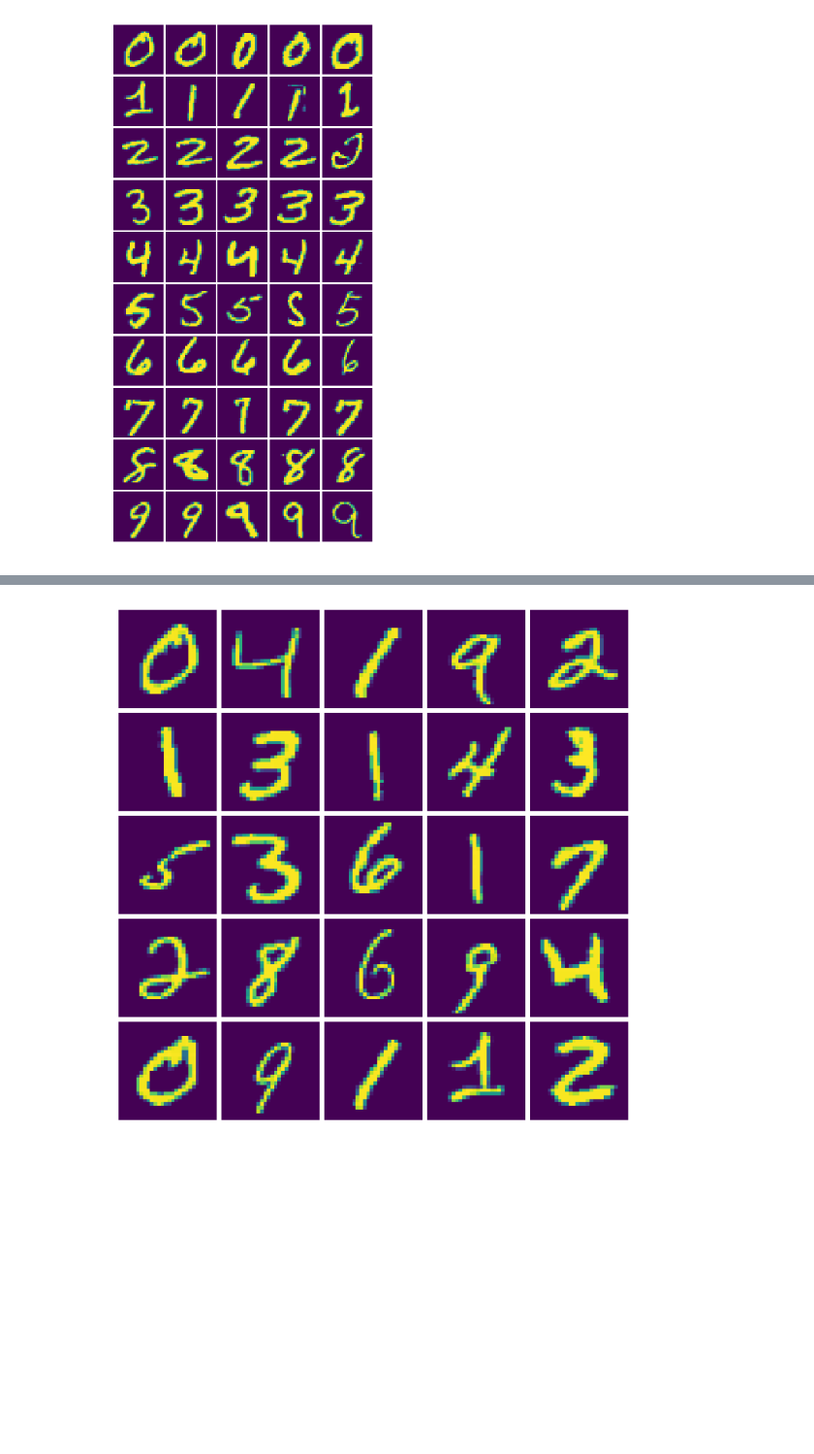
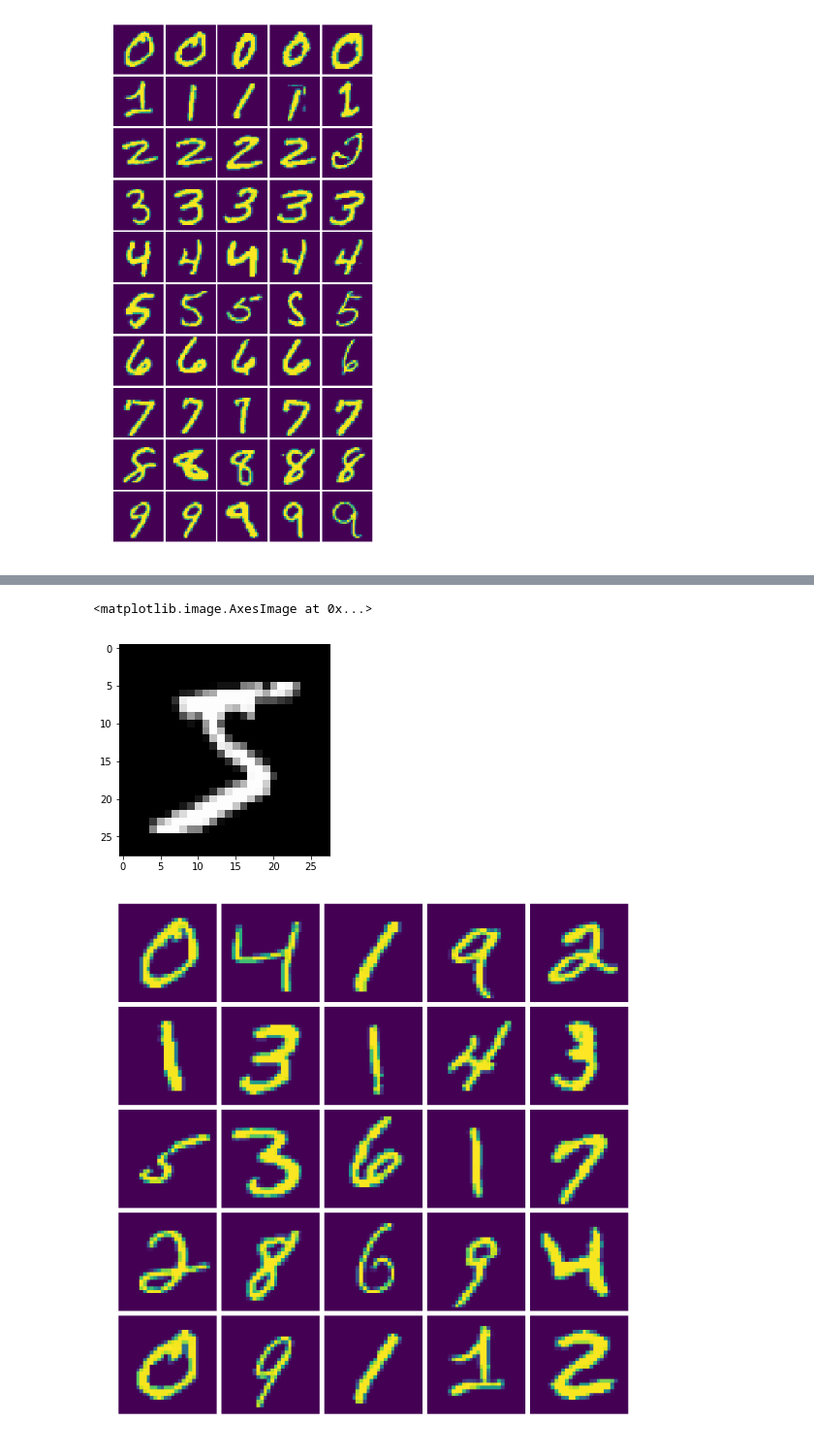
Before and after one commit to ElersA/DCGAN-MNIST, a Jupyter notebook: Project.ipynb, the cells around one changed output, grey strips where cells are left out. Shown at 97% size. Saved outputs shown, nothing was run; the diff lists cells and outputs as text; code cells hidden in the pictures; blank space fills up the shorter version.

```diff
--- a/Project.ipynb
+++ b/Project.ipynb
@@ -76,3 +121,10 @@ for i in range(1, 51):
+# %%
+img = train_imgs[0,:,:]
+plt.imshow(img, cmap="gray")
+#print(img)
+# %% [output]
+<matplotlib.image.AxesImage at 0x...>
+[figure, added]
 # %%
 fig = plt.figure(figsize=(25,25))
 plt.subplots_adjust(left=0.3, bottom=0.5, right=0.6, top=0.8, wspace=0.05, hspace=0.05)
```
Also changed, not shown: parts of 2 cells of this notebook, 1 other file.
